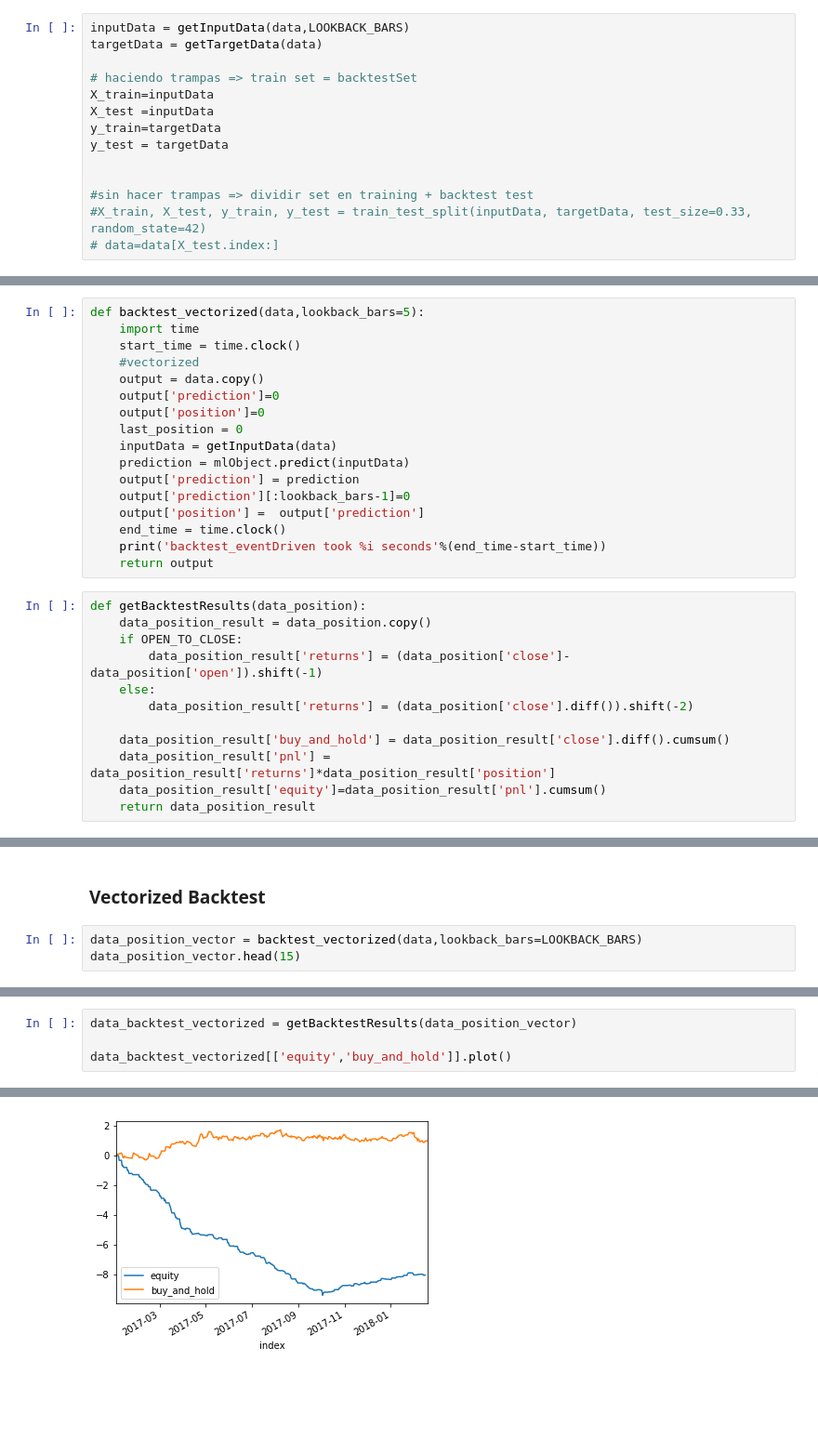
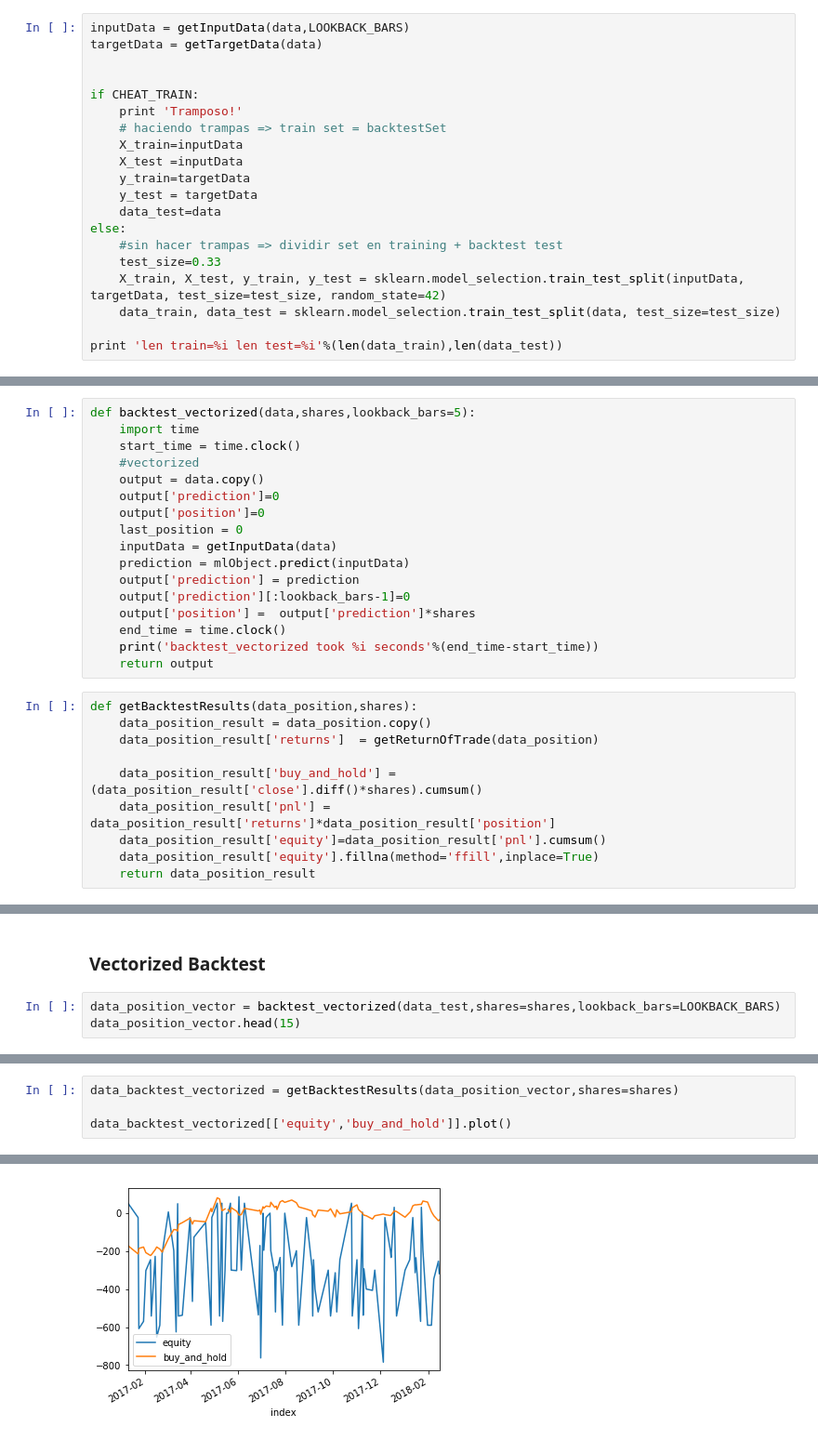
Before and after one commit to javifalces/tradingFramework, a Jupyter notebook: backtestExample/BacktestEvent.ipynb, the cells around one changed output, grey strips where cells are left out. Shown at 93% size. Cells and saved outputs as stored; diff of their text form; blank space fills up the shorter version.

```diff
--- a/backtestExample/BacktestEvent.ipynb
+++ b/backtestExample/BacktestEvent.ipynb
@@ -76,13 +83,19 @@ def getTargetData(dataframe):
 inputData = getInputData(data,LOOKBACK_BARS)
 targetData = getTargetData(data)
 
-# haciendo trampas => train set = backtestSet
-X_train=inputData
-X_test =inputData
-y_train=targetData
-y_test = targetData
 
+if CHEAT_TRAIN:
+    print 'Tramposo!'
+    # haciendo trampas => train set = backtestSet
+    X_train=inputData
+    X_test =inputData
+    y_train=targetData
+    y_test = targetData
+    data_test=data
+else:
+    #sin hacer trampas => dividir set en training + backtest test
+    test_size=0.33
+    X_train, X_test, y_train, y_test = sklearn.model_selection.train_test_split(inputData, targetData, test_size=test_size, random_state=42)
+    data_train, data_test = sklearn.model_selection.train_test_split(data, test_size=test_size)
 
-#sin hacer trampas => dividir set en training + backtest test
-#X_train, X_test, y_train, y_test = train_test_split(inputData, targetData, test_size=0.33, random_state=42)
-# data=data[X_test.index:]
+print 'len train=%i len test=%i'%(len(data_train),len(data_test))
@@ -143,7 +158,7 @@ def backtest_eventDriven(data,lookback_bars=5):
     print('backtest_eventDriven took %i seconds'%(end_time-start_time))
     return output
 # %%
-def backtest_vectorized(data,lookback_bars=5):
+def backtest_vectorized(data,shares,lookback_bars=5):
     import time
     start_time = time.clock()
     #vectorized
@@ -155,21 +170,19 @@ def backtest_vectorized(data,lookback_bars=5):
     prediction = mlObject.predict(inputData)
     output['prediction'] = prediction
     output['prediction'][:lookback_bars-1]=0
-    output['position'] =  output['prediction']
+    output['position'] =  output['prediction']*shares
     end_time = time.clock()
-    print('backtest_eventDriven took %i seconds'%(end_time-start_time))
+    print('backtest_vectorized took %i seconds'%(end_time-start_time))
     return output
 # %%
-def getBacktestResults(data_position):
+def getBacktestResults(data_position,shares):
     data_position_result = data_position.copy()
-    if OPEN_TO_CLOSE:
-        data_position_result['returns'] = (data_position['close']-data_position['open']).shift(-1)
-    else:
-        data_position_result['returns'] = (data_position['close'].diff()).shift(-2)
+    data_position_result['returns']  = getReturnOfTrade(data_position)
 
-    data_position_result['buy_and_hold'] = data_position_result['close'].diff().cumsum()
+    data_position_result['buy_and_hold'] = (data_position_result['close'].diff()*shares).cumsum()
     data_position_result['pnl'] = data_position_result['returns']*data_position_result['position']
     data_position_result['equity']=data_position_result['pnl'].cumsum()
+    data_position_result['equity'].fillna(method='ffill',inplace=True)
     return data_position_result
 # %% [markdown]
 ### Event Driven Backtest
@@ -193,7 +244,7 @@ print 'Final Equity at %s is %.3f'%(data_backtest_vectorized.index[-2],data_back
 # %% [markdown]
 ### Vectorized Backtest
 # %%
-data_position_vector = backtest_vectorized(data,lookback_bars=LOOKBACK_BARS)
+data_position_vector = backtest_vectorized(data_test,shares=shares,lookback_bars=LOOKBACK_BARS)
 data_position_vector.head(15)
 # %% [output]
 A value is trying to be set on a copy of a slice from a DataFrame
@@ -220,7 +271,7 @@ backtest_eventDriven took 0 seconds
 # %%
-data_backtest_vectorized = getBacktestResults(data_position_vector)
+data_backtest_vectorized = getBacktestResults(data_position_vector,shares=shares)
 
 data_backtest_vectorized[['equity','buy_and_hold']].plot()
 # %% [output]
 <matplotlib.axes._subplots.AxesSubplot at 0x...>
-[figure, old version]
+[figure, new version]
```
Also changed, not shown: parts of 15 cells of this notebook, 1 other file.
